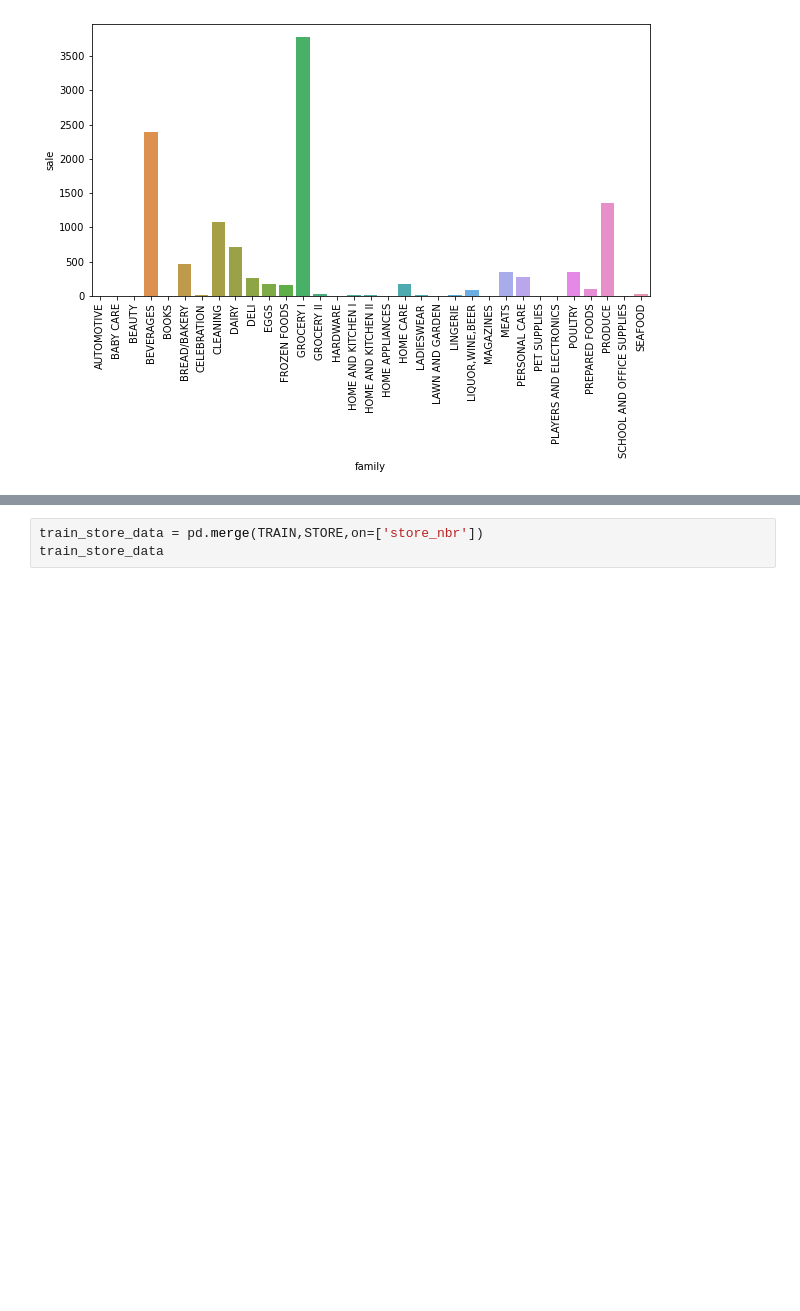
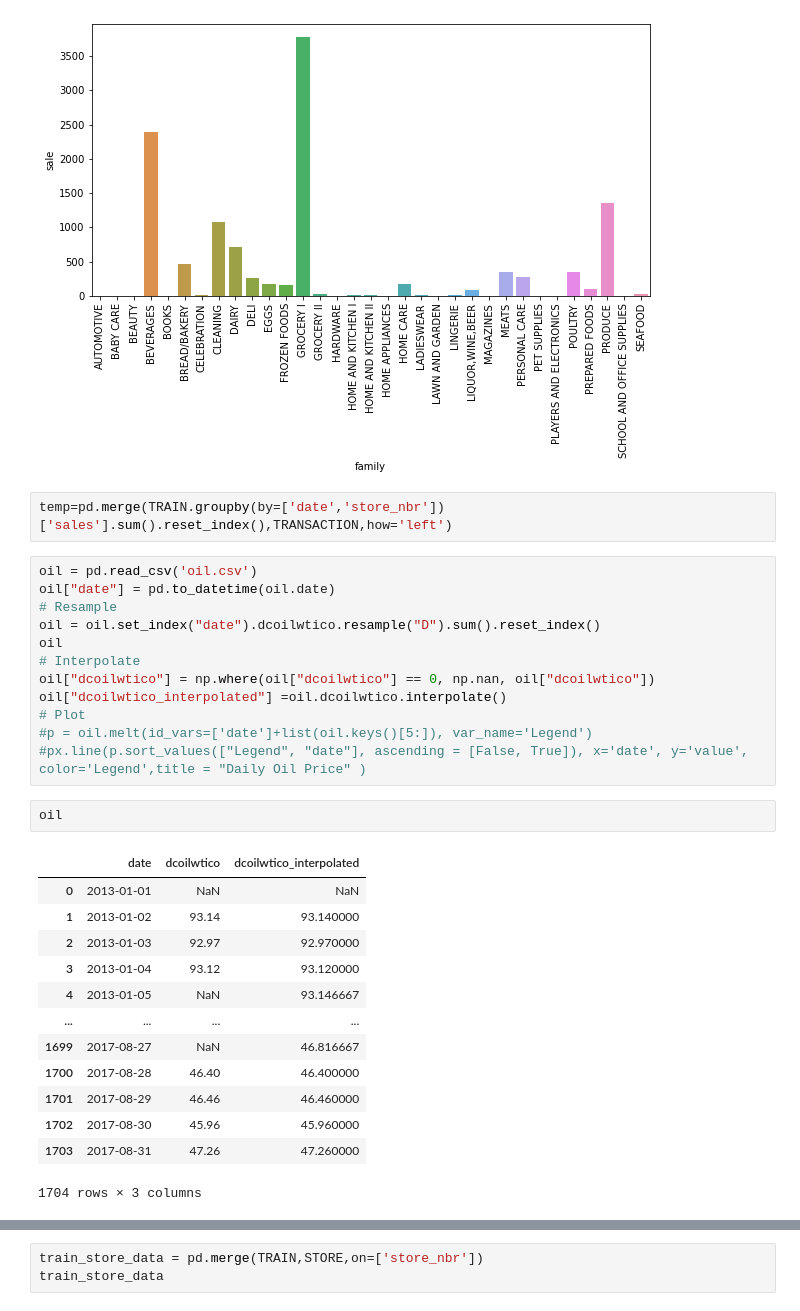
Before and after one commit to isoori/Store-Sales, a Jupyter notebook: Untitled.ipynb, the cells around one changed output, grey strips where cells are left out. Cells and saved outputs as stored; diff of their text form; blank space fills up the shorter version.

```diff
--- a/Untitled.ipynb
+++ b/Untitled.ipynb
@@ -165,3 +171,33 @@ plt.ylabel('sale')
 plt.show()
 # %% [output]
 [figure]
+# %%
+temp=pd.merge(TRAIN.groupby(by=['date','store_nbr'])['sales'].sum().reset_index(),TRANSACTION,how='left')
+# %%
+oil = pd.read_csv('oil.csv')
+oil["date"] = pd.to_datetime(oil.date)
+# Resample
+oil = oil.set_index("date").dcoilwtico.resample("D").sum().reset_index()
+oil
+# Interpolate
+oil["dcoilwtico"] = np.where(oil["dcoilwtico"] == 0, np.nan, oil["dcoilwtico"])
+oil["dcoilwtico_interpolated"] =oil.dcoilwtico.interpolate()
+# Plot
+#p = oil.melt(id_vars=['date']+list(oil.keys()[5:]), var_name='Legend')
+#px.line(p.sort_values(["Legend", "date"], ascending = [False, True]), x='date', y='value', color='Legend',title = "Daily Oil Price" )
+# %%
+oil
+# %% [output]
+|  | date | dcoilwtico | dcoilwtico_interpolated |
+| 0 | 2013-01-01 | NaN | NaN |
+| 1 | 2013-01-02 | 93.14 | 93.140000 |
+| 2 | 2013-01-03 | 92.97 | 92.970000 |
+| 3 | 2013-01-04 | 93.12 | 93.120000 |
+| 4 | 2013-01-05 | NaN | 93.146667 |
+| ... | ... | ... | ... |
+| 1699 | 2017-08-27 | NaN | 46.816667 |
+| 1700 | 2017-08-28 | 46.40 | 46.400000 |
+| 1701 | 2017-08-29 | 46.46 | 46.460000 |
+| 1702 | 2017-08-30 | 45.96 | 45.960000 |
+| 1703 | 2017-08-31 | 47.26 | 47.260000 |
+1704 rows × 3 columns
```
Also changed, not shown: parts of 12 cells of this notebook.
